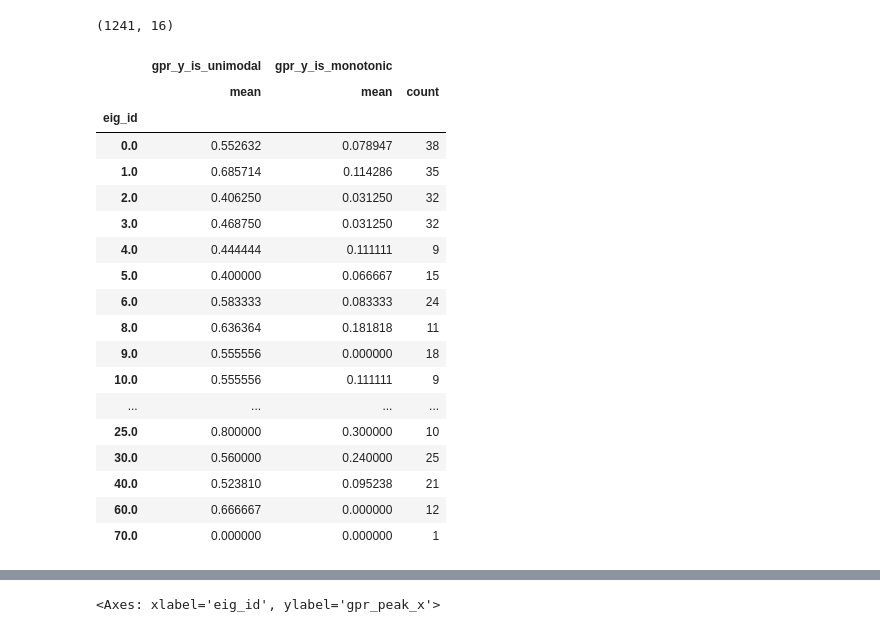
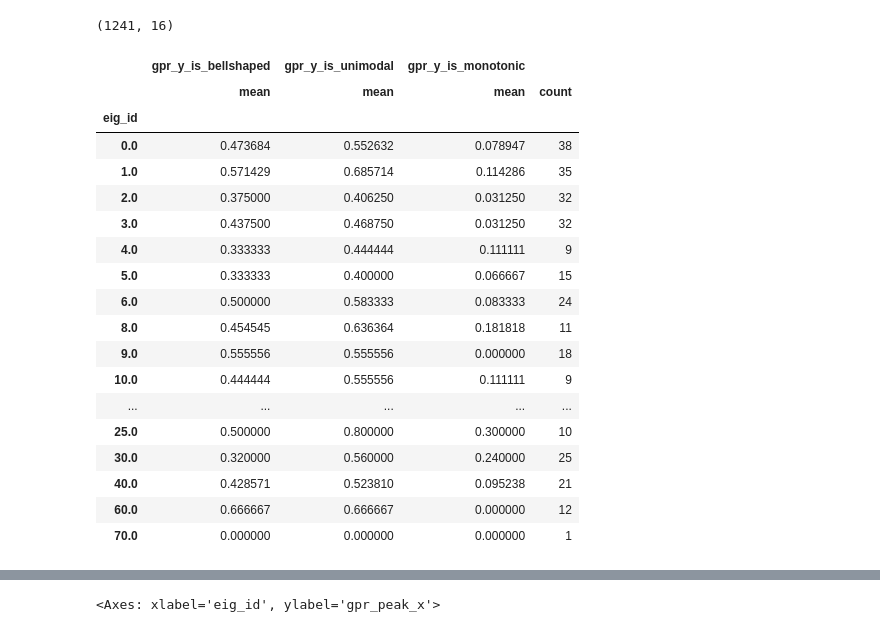
Before and after one commit to Animadversio/Neuro-ActMax-GAN-comparison, a Jupyter notebook: notebooks/BigGAN_Hessian_Tuning_shape_synopsis.ipynb, the cells around one changed output, grey strips where cells are left out. Saved outputs shown, nothing was run; the diff lists cells and outputs as text; code cells hidden in the pictures.

```diff
--- a/notebooks/BigGAN_Hessian_Tuning_shape_synopsis.ipynb
+++ b/notebooks/BigGAN_Hessian_Tuning_shape_synopsis.ipynb
@@ -244,31 +244,71 @@ def is_unimodal_np(y_values: np.ndarray, EPS: float = 0.01) -> bool:
     is_non_increasing = np.all(diffs_after <= EPS)
 
     return is_non_decreasing and is_non_increasing
+
+
+
+def is_bellshaped_np(y_values: np.ndarray, EPS: float = 0.01) -> bool:
+    """
+    Determines if the given NumPy array y_values is bellshaped
+    (has a single peak and is unimodal).
+
+    Args:
+        y_values (np.ndarray): Sequence of numerical y-values.
+        EPS (float): Tolerance for considering two values as equal (default is 0.01).
+
+    Returns:
+        bool: True if the sequence is unimodal, False otherwise.
+    """
+    if y_values.size == 0:
+        return False  # Empty sequence is not unimodal
+    if y_values.size == 1:
+        return True  # Single element is trivially unimodal
+
+    # Find the index of the first occurrence of the maximum value
+    peak_index = np.argmax(y_values)
+    if peak_index == 0 or peak_index == y_values.size - 1:
+        return False # the peak is at the boundary, not bellshaped
+    # Split the array into two parts: before and after the peak
+    before_peak = y_values[:peak_index + 1]
+    after_peak = y_values[peak_index:]
+
+    # Compute differences for both parts
+    diffs_before = np.diff(before_peak)
+    diffs_after = np.diff(after_peak)
+
+    # Check if the sequence before the peak is non-decreasing
+    is_non_decreasing = np.all(diffs_before >= -EPS)
+
+    # Check if the sequence after the peak is non-increasing
+    is_non_increasing = np.all(diffs_after <= EPS)
+
+    return is_non_decreasing and is_non_increasing
 # %%
 tuning_fitting_stats_table["gpr_y_is_unimodal"] = tuning_fitting_stats_table.apply(lambda row: is_unimodal_np(row["gpr_y_mean"]), axis=1)
 tuning_fitting_stats_table["gpr_y_is_monotonic"] = tuning_fitting_stats_table.apply(lambda row: is_monotonic_np(row["gpr_y_mean"]), axis=1)
+tuning_fitting_stats_table["gpr_y_is_bellshaped"] = tuning_fitting_stats_table.apply(lambda row: is_bellshaped_np(row["gpr_y_mean"]), axis=1)
 # %%
-tuning_fitting_stats_table.query("anova_p_value < 0.001").groupby("eig_id").agg({"gpr_y_is_unimodal": "mean", "gpr_y_is_monotonic": ["mean", "count"]})
+tuning_fitting_stats_table.query("anova_p_value < 0.001").groupby("eig_id").agg({"gpr_y_is_bellshaped": "mean", "gpr_y_is_unimodal": "mean", "gpr_y_is_monotonic": ["mean", "count"]})
 # %% [output]
-|  | gpr_y_is_unimodal | gpr_y_is_monotonic |  |
-|  | mean | mean | count |
-| eig_id |  |  |  |
-| 0.0 | 0.552632 | 0.078947 | 38 |
-| 1.0 | 0.685714 | 0.114286 | 35 |
-| 2.0 | 0.406250 | 0.031250 | 32 |
-| 3.0 | 0.468750 | 0.031250 | 32 |
-| 4.0 | 0.444444 | 0.111111 | 9 |
-| 5.0 | 0.400000 | 0.066667 | 15 |
-| 6.0 | 0.583333 | 0.083333 | 24 |
-| 8.0 | 0.636364 | 0.181818 | 11 |
-| 9.0 | 0.555556 | 0.000000 | 18 |
-| 10.0 | 0.555556 | 0.111111 | 9 |
-| ... | ... | ... | ... |
-| 25.0 | 0.800000 | 0.300000 | 10 |
-| 30.0 | 0.560000 | 0.240000 | 25 |
-| 40.0 | 0.523810 | 0.095238 | 21 |
-| 60.0 | 0.666667 | 0.000000 | 12 |
-| 70.0 | 0.000000 | 0.000000 | 1 |
+|  | gpr_y_is_bellshaped | gpr_y_is_unimodal | gpr_y_is_monotonic |  |
+|  | mean | mean | mean | count |
+| eig_id |  |  |  |  |
+| 0.0 | 0.473684 | 0.552632 | 0.078947 | 38 |
+| 1.0 | 0.571429 | 0.685714 | 0.114286 | 35 |
+| 2.0 | 0.375000 | 0.406250 | 0.031250 | 32 |
+| 3.0 | 0.437500 | 0.468750 | 0.031250 | 32 |
+| 4.0 | 0.333333 | 0.444444 | 0.111111 | 9 |
+| 5.0 | 0.333333 | 0.400000 | 0.066667 | 15 |
+| 6.0 | 0.500000 | 0.583333 | 0.083333 | 24 |
+| 8.0 | 0.454545 | 0.636364 | 0.181818 | 11 |
+| 9.0 | 0.555556 | 0.555556 | 0.000000 | 18 |
+| 10.0 | 0.444444 | 0.555556 | 0.111111 | 9 |
+| ... | ... | ... | ... | ... |
+| 25.0 | 0.500000 | 0.800000 | 0.300000 | 10 |
+| 30.0 | 0.320000 | 0.560000 | 0.240000 | 25 |
+| 40.0 | 0.428571 | 0.523810 | 0.095238 | 21 |
+| 60.0 | 0.666667 | 0.666667 | 0.000000 | 12 |
+| 70.0 | 0.000000 | 0.000000 | 0.000000 | 1 |
 # %%
 tuning_fitting_stats_table["gpr_peak_x"] = tuning_fitting_stats_table.apply(lambda row: row["gpr_x_eval"][np.argmax(row["gpr_y_mean"])], axis=1)
 tuning_fitting_stats_table["gpr_peak_y"] = tuning_fitting_stats_table.apply(lambda row: row["gpr_y_mean"][np.argmax(row["gpr_y_mean"])], axis=1)
```
Also changed, not shown: parts of 30 cells of this notebook, 1 other file.
